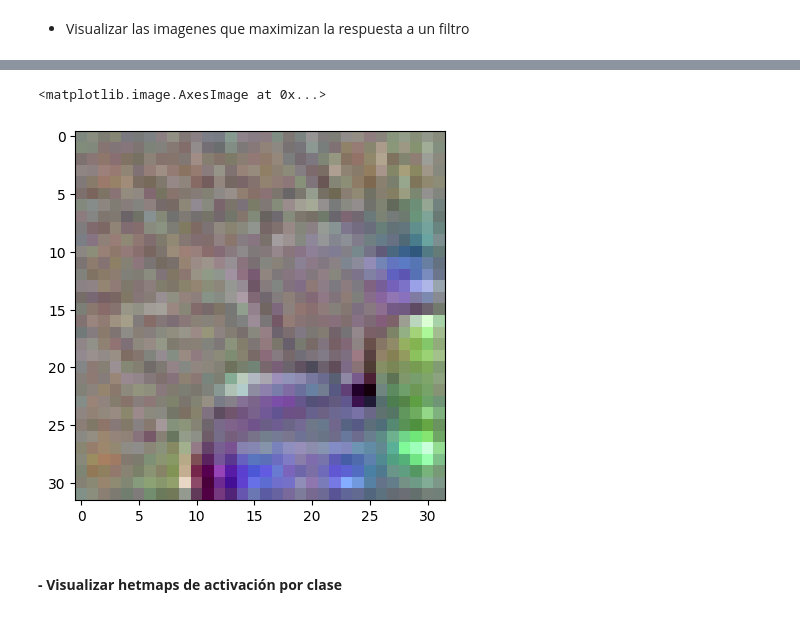
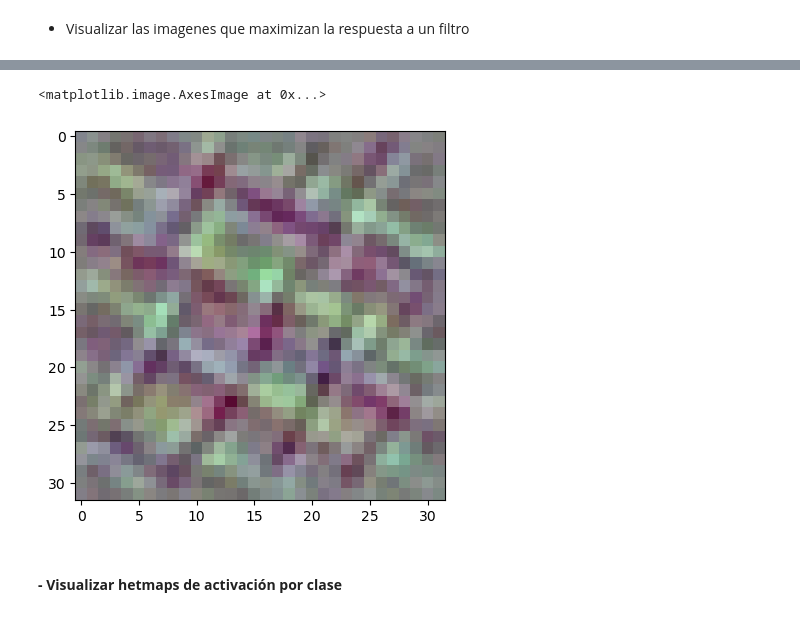
Before and after one commit to JoseJesusLaCasaNieto/Neural_Networks_and_Deep_Learning, a Jupyter notebook: 07MIAR_VC10_CNN_interpretation.ipynb, the cells around one changed output, grey strips where cells are left out. Saved outputs shown, nothing was run; the diff lists cells and outputs as text; code cells hidden in the pictures.

Commit message:
Deep learning CNN interpretation

```diff
--- a/07MIAR_VC10_CNN_interpretation.ipynb
+++ b/07MIAR_VC10_CNN_interpretation.ipynb
@@ -39,5 +28,8 @@ Downloading data from https://www.cs.toronto.edu/~kriz/cifar-10-python.tar.gz
 # %%
 from keras.models import load_model
-model_augmentation = load_model(BASE_FOLDER+'deepCNN_CIFAR10.h5')
+import os
+
+rute_path = os.path.join('resources', 'convnet_augmentation.h5')
+model_augmentation = load_model(rute_path)
 model_augmentation.summary()
 # %% [output]
@@ -204,16 +193,16 @@ def gen_max_response_pattern(layer_name, filter_index, size=32):
 # %%
 # mostrar un patron para un filtro
 import matplotlib.pyplot as plt
 %matplotlib inline
 
-layer_name = 'block4_conv3'
-filter_index = 16 # canal a estudiar
+layer_name = 'block3_conv1'
+filter_index = 5 # canal a estudiar
 
 img = gen_max_response_pattern(layer_name,filter_index,32)
 plt.imshow(img)
 # %% [output]
 <matplotlib.image.AxesImage at 0x...>
-[figure, old version]
+[figure, new version]
 # %% [markdown]
 #### **- Visualizar hetmaps de activación por clase**
 # %% [markdown]
```
Also changed, not shown: parts of 11 cells of this notebook.
